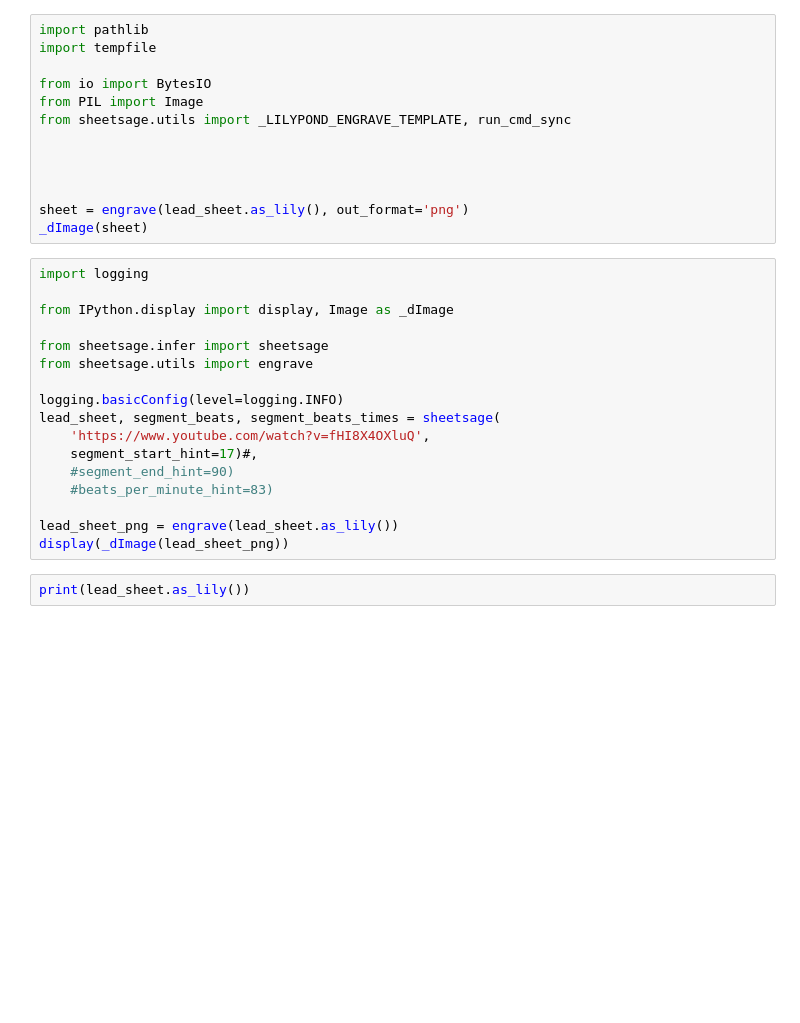
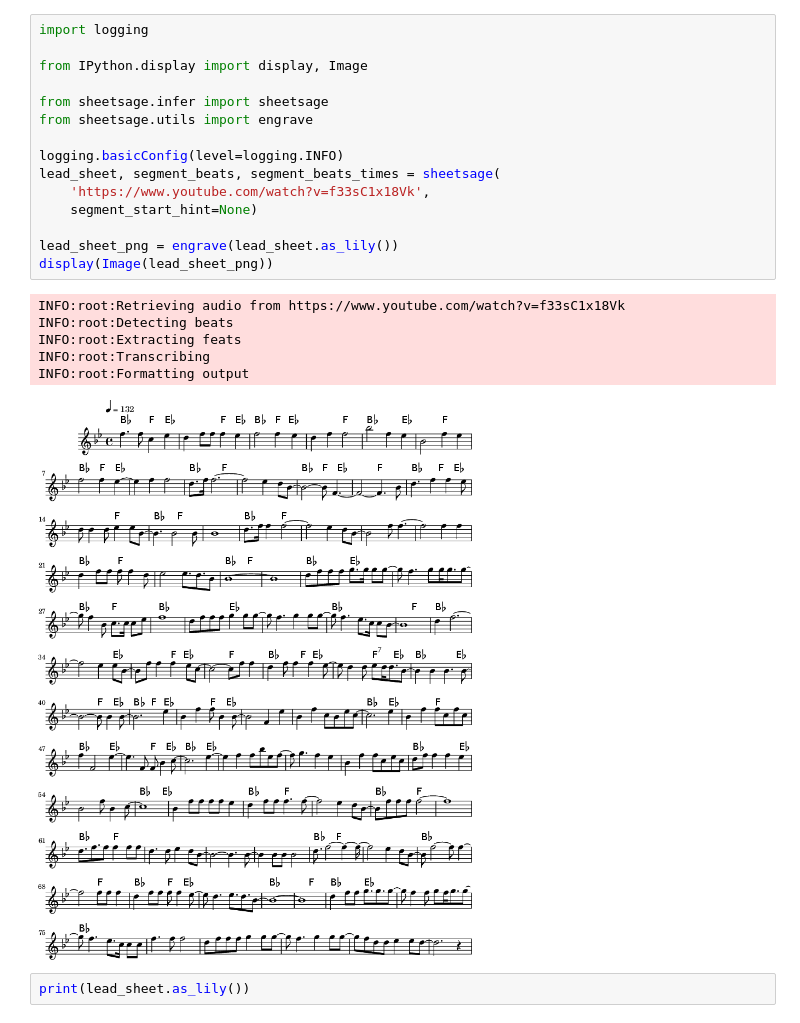
Before and after one commit to chrisdonahue/sheetsage, a Jupyter notebook: notebooks/Inference.ipynb, the cells around one changed output. Cells and saved outputs as stored; diff of their text form; blank space fills up the shorter version.

```diff
--- a/notebooks/Inference.ipynb
+++ b/notebooks/Inference.ipynb
@@ -1,33 +1,25 @@
-# %%
-import pathlib
-import tempfile
-
-from io import BytesIO
-from PIL import Image
-from sheetsage.utils import _LILYPOND_ENGRAVE_TEMPLATE, run_cmd_sync
-
-
-
-
-sheet = engrave(lead_sheet.as_lily(), out_format='png')
-_dImage(sheet)
 # %%
 import logging
 
-from IPython.display import display, Image as _dImage
+from IPython.display import display, Image
 
 from sheetsage.infer import sheetsage
 from sheetsage.utils import engrave
 
 logging.basicConfig(level=logging.INFO)
 lead_sheet, segment_beats, segment_beats_times = sheetsage(
-    'https://www.youtube.com/watch?v=fHI8X4OXluQ',
-    segment_start_hint=17)#,
-    #segment_end_hint=90)
-    #beats_per_minute_hint=83)
+    'https://www.youtube.com/watch?v=f33sC1x18Vk',
+    segment_start_hint=None)
 
 lead_sheet_png = engrave(lead_sheet.as_lily())
-display(_dImage(lead_sheet_png))
+display(Image(lead_sheet_png))
+# %% [output]
+INFO:root:Retrieving audio from https://www.youtube.com/watch?v=f33sC1x18Vk
+INFO:root:Detecting beats
+INFO:root:Extracting feats
+INFO:root:Transcribing
+INFO:root:Formatting output
+[figure, added]
 # %%
 print(lead_sheet.as_lily())
 # %%
```
